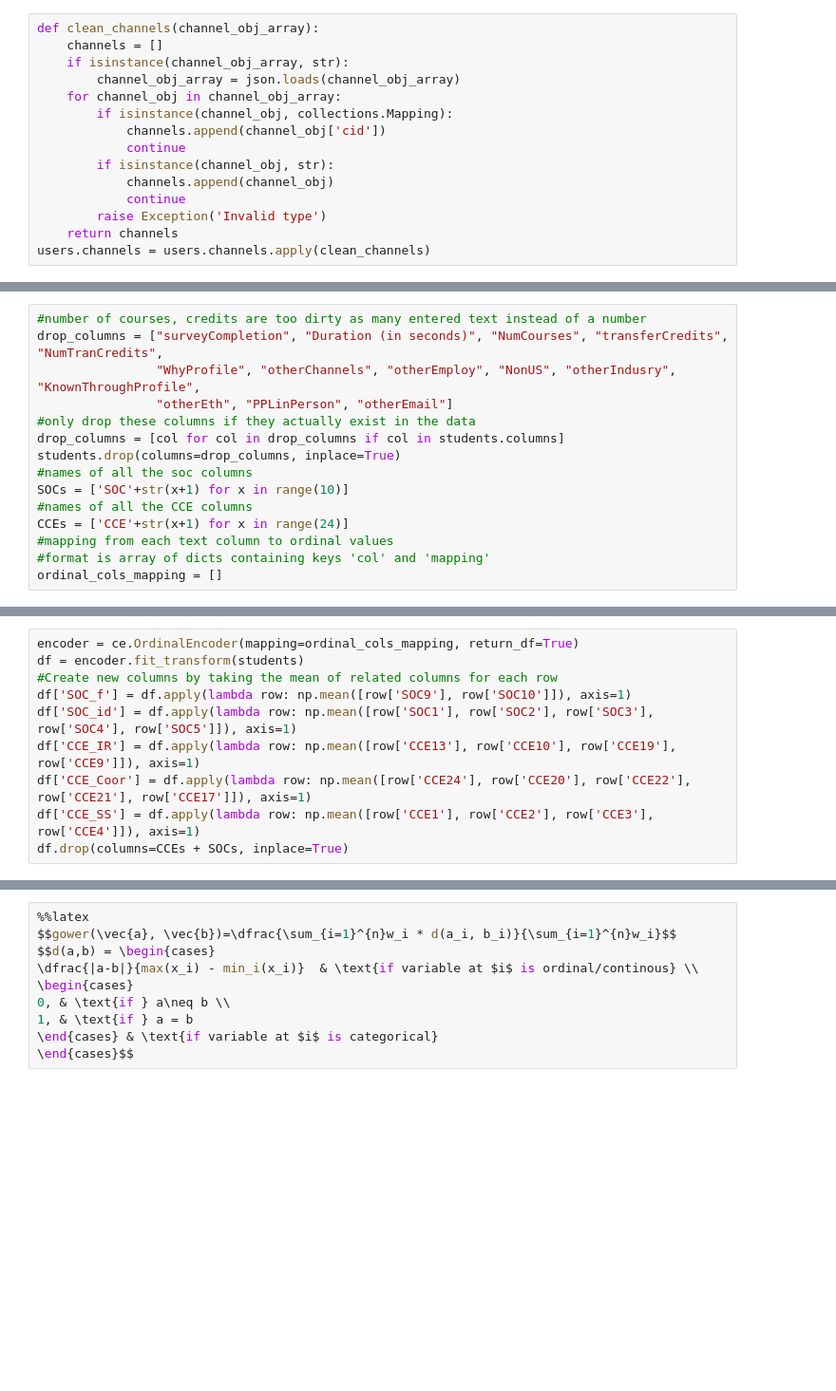
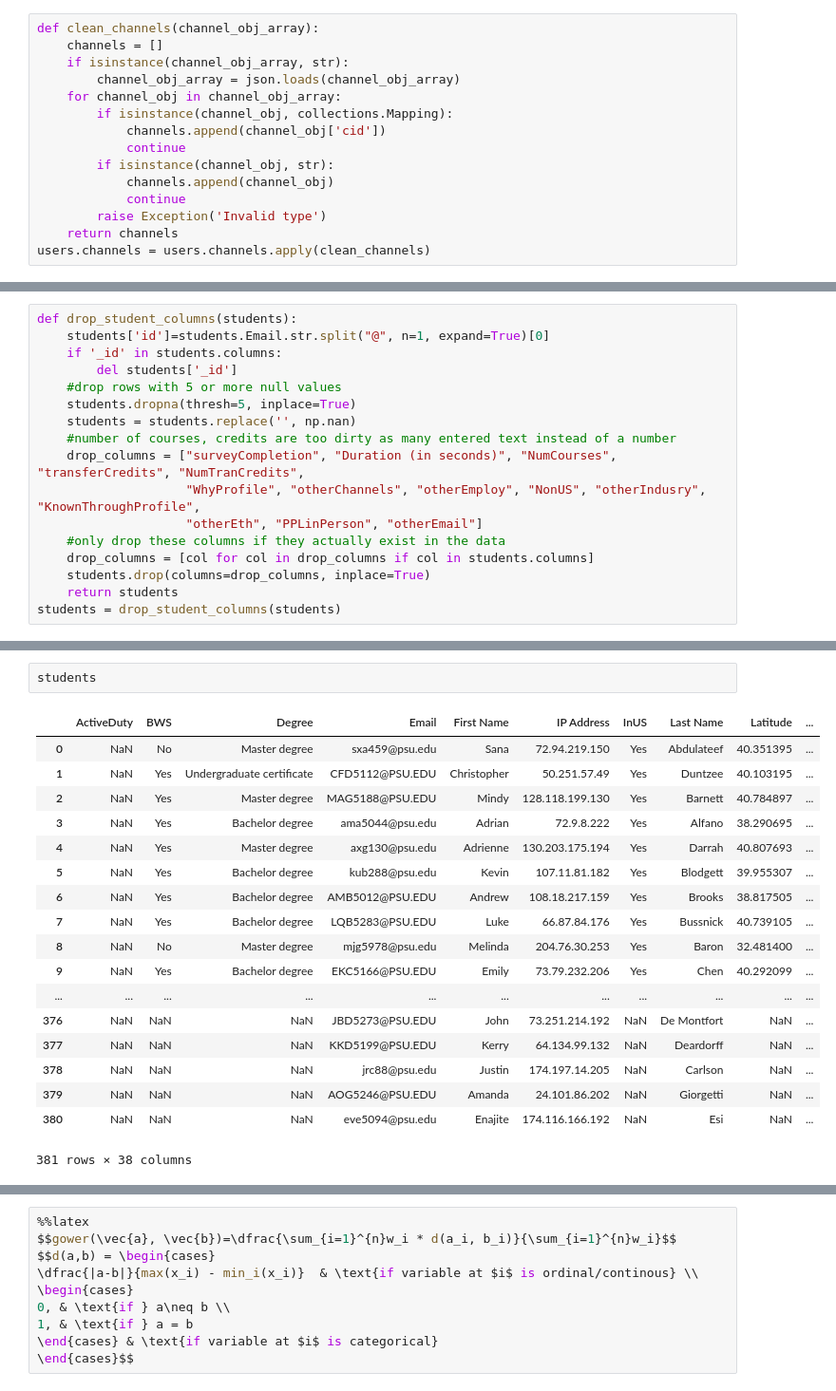
Before and after one commit to snowshine09/ml_clustering, a Jupyter notebook: mongo-clustering.ipynb, the cells around one changed output, grey strips where cells are left out. Shown at 95% size. Saved outputs shown, nothing was run; the diff lists cells and outputs as text; blank space fills up the shorter version.

```diff
--- a/mongo-clustering.ipynb
+++ b/mongo-clustering.ipynb
@@ -124,16 +50,18 @@ students = students.replace('', np.nan)
 # %%
-#number of courses, credits are too dirty as many entered text instead of a number
-drop_columns = ["surveyCompletion", "Duration (in seconds)", "NumCourses", "transferCredits", "NumTranCredits",
-                "WhyProfile", "otherChannels", "otherEmploy", "NonUS", "otherIndusry", "KnownThroughProfile",
-                "otherEth", "PPLinPerson", "otherEmail"]
-#only drop these columns if they actually exist in the data
-drop_columns = [col for col in drop_columns if col in students.columns]
-students.drop(columns=drop_columns, inplace=True)
-#names of all the soc columns
-SOCs = ['SOC'+str(x+1) for x in range(10)]
-#names of all the CCE columns
-CCEs = ['CCE'+str(x+1) for x in range(24)]
-#mapping from each text column to ordinal values
-#format is array of dicts containing keys 'col' and 'mapping'
-ordinal_cols_mapping = []
+def drop_student_columns(students):
+    students['id']=students.Email.str.split("@", n=1, expand=True)[0]
+    if '_id' in students.columns:
+        del students['_id']
+    #drop rows with 5 or more null values
+    students.dropna(thresh=5, inplace=True)
+    students = students.replace('', np.nan)
+    #number of courses, credits are too dirty as many entered text instead of a number
+    drop_columns = ["surveyCompletion", "Duration (in seconds)", "NumCourses", "transferCredits", "NumTranCredits",
+                    "WhyProfile", "otherChannels", "otherEmploy", "NonUS", "otherIndusry", "KnownThroughProfile",
+                    "otherEth", "PPLinPerson", "otherEmail"]
+    #only drop these columns if they actually exist in the data
+    drop_columns = [col for col in drop_columns if col in students.columns]
+    students.drop(columns=drop_columns, inplace=True)
+    return students
+students = drop_student_columns(students)
 # %%
@@ -190,11 +156,22 @@ ordinal_cols_mapping.append({
-# %%
-encoder = ce.OrdinalEncoder(mapping=ordinal_cols_mapping, return_df=True)
-df = encoder.fit_transform(students)
-#Create new columns by taking the mean of related columns for each row
-df['SOC_f'] = df.apply(lambda row: np.mean([row['SOC9'], row['SOC10']]), axis=1)
-df['SOC_id'] = df.apply(lambda row: np.mean([row['SOC1'], row['SOC2'], row['SOC3'], row['SOC4'], row['SOC5']]), axis=1)
-df['CCE_IR'] = df.apply(lambda row: np.mean([row['CCE13'], row['CCE10'], row['CCE19'], row['CCE9']]), axis=1)
-df['CCE_Coor'] = df.apply(lambda row: np.mean([row['CCE24'], row['CCE20'], row['CCE22'], row['CCE21'], row['CCE17']]), axis=1)
-df['CCE_SS'] = df.apply(lambda row: np.mean([row['CCE1'], row['CCE2'], row['CCE3'], row['CCE4']]), axis=1)
-df.drop(columns=CCEs + SOCs, inplace=True)
+# %%
+students
+# %% [output]
+|  | ActiveDuty | BWS | Degree | Email | First Name | IP Address | InUS | Last Name | Latitude | ... |
+| 0 | NaN | No | Master degree | sxa459@psu.edu | Sana | 72.94.219.150 | Yes | Abdulateef | 40.351395 | ... |
+| 1 | NaN | Yes | Undergraduate certificate | CFD5112@PSU.EDU | Christopher | 50.251.57.49 | Yes | Duntzee | 40.103195 | ... |
+| 2 | NaN | Yes | Master degree | MAG5188@PSU.EDU | Mindy | 128.118.199.130 | Yes | Barnett | 40.784897 | ... |
+| 3 | NaN | Yes | Bachelor degree | ama5044@psu.edu | Adrian | 72.9.8.222 | Yes | Alfano | 38.290695 | ... |
+| 4 | NaN | Yes | Master degree | axg130@psu.edu | Adrienne | 130.203.175.194 | Yes | Darrah | 40.807693 | ... |
+| 5 | NaN | Yes | Bachelor degree | kub288@psu.edu | Kevin | 107.11.81.182 | Yes | Blodgett | 39.955307 | ... |
+| 6 | NaN | Yes | Bachelor degree | AMB5012@PSU.EDU | Andrew | 108.18.217.159 | Yes | Brooks | 38.817505 | ... |
+| 7 | NaN | Yes | Bachelor degree | LQB5283@PSU.EDU | Luke | 66.87.84.176 | Yes | Bussnick | 40.739105 | ... |
+| 8 | NaN | No | Master degree | mjg5978@psu.edu | Melinda | 204.76.30.253 | Yes | Baron | 32.481400 | ... |
+| 9 | NaN | Yes | Bachelor degree | EKC5166@PSU.EDU | Emily | 73.79.232.206 | Yes | Chen | 40.292099 | ... |
+| ... | ... | ... | ... | ... | ... | ... | ... | ... | ... | ... |
+| 376 | NaN | NaN | NaN | JBD5273@PSU.EDU | John | 73.251.214.192 | NaN | De Montfort | NaN | ... |
+| 377 | NaN | NaN | NaN | KKD5199@PSU.EDU | Kerry | 64.134.99.132 | NaN | Deardorff | NaN | ... |
+| 378 | NaN | NaN | NaN | jrc88@psu.edu | Justin | 174.197.14.205 | NaN | Carlson | NaN | ... |
+| 379 | NaN | NaN | NaN | AOG5246@PSU.EDU | Amanda | 24.101.86.202 | NaN | Giorgetti | NaN | ... |
+| 380 | NaN | NaN | NaN | eve5094@psu.edu | Enajite | 174.116.166.192 | NaN | Esi | NaN | ... |
+381 rows × 38 columns
 # %%
```
Also changed, not shown: parts of 18 cells of this notebook.
